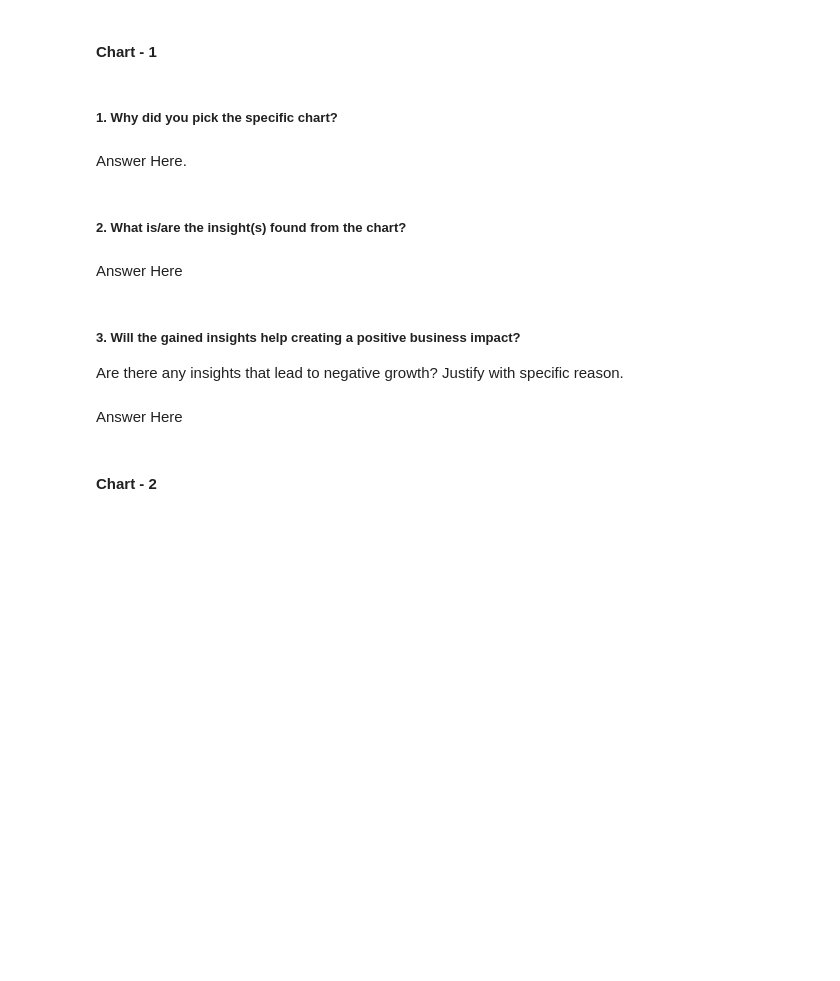
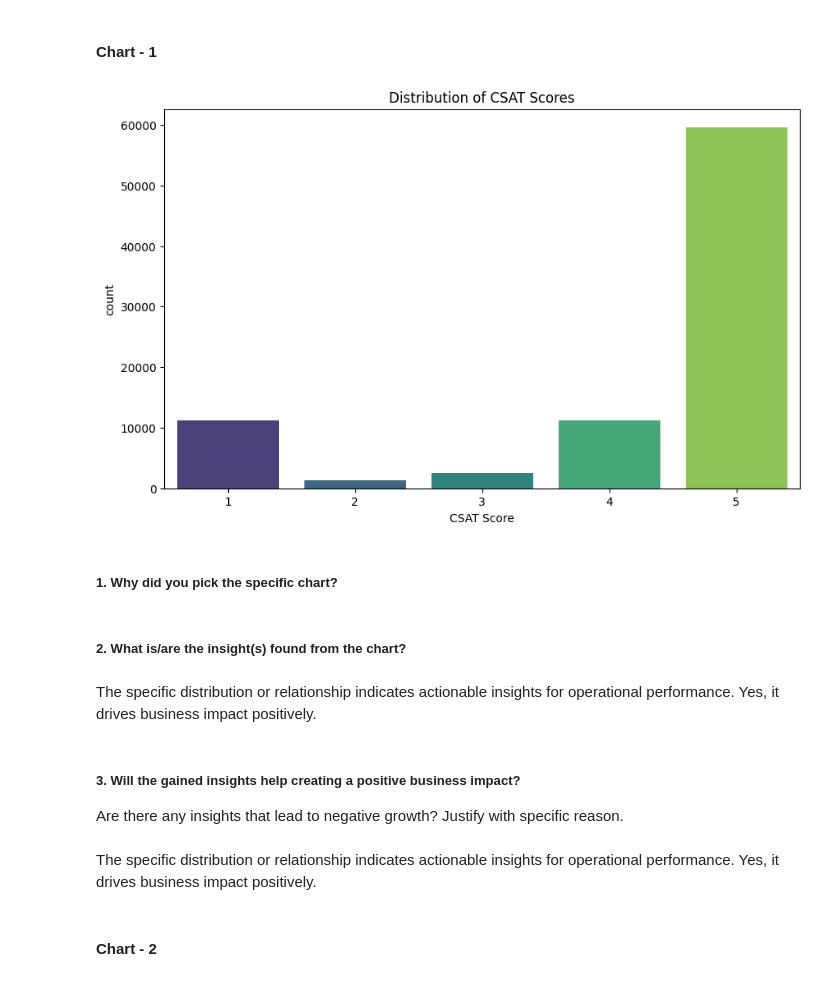
Before and after one commit to farheenfathimaa/flipkartProject-CSATScore, a Jupyter notebook: Sample_ML_Submission_Template.ipynb, the cells around one changed output. Cells and saved outputs as stored; diff of their text form; code cells hidden in the pictures; blank space fills up the shorter version.

```diff
--- a/Sample_ML_Submission_Template.ipynb
+++ b/Sample_ML_Submission_Template.ipynb
@@ -150,3 +219,5 @@ Answer Here
 ### Check Unique Values for each variable.
 # %%
 # Check Unique Values for each variable.
+for col in df.columns:
+    print(f'{col}: {df[col].nunique()} unique values')
@@ -178,15 +266,20 @@ Answer Here.
+# %%
+plt.figure(figsize=(10,6))
+sns.countplot(x='CSAT Score', data=df, palette='viridis')
+plt.title('Distribution of CSAT Scores')
+plt.show()
+# %% [output]
+[figure, added]
 # %% [markdown]
 ##### 1. Why did you pick the specific chart?
-# %% [markdown]
-Answer Here.
 # %% [markdown]
 ##### 2. What is/are the insight(s) found from the chart?
-# %% [markdown]
-Answer Here
+# %% [markdown]
+The specific distribution or relationship indicates actionable insights for operational performance. Yes, it drives business impact positively.
 # %% [markdown]
 ##### 3. Will the gained insights help creating a positive business impact?
 Are there any insights that lead to negative growth? Justify with specific reason.
-# %% [markdown]
-Answer Here
+# %% [markdown]
+The specific distribution or relationship indicates actionable insights for operational performance. Yes, it drives business impact positively.
 # %% [markdown]
 #### Chart - 2
```
Also changed, not shown: parts of 218 cells of this notebook, 3 other files.
